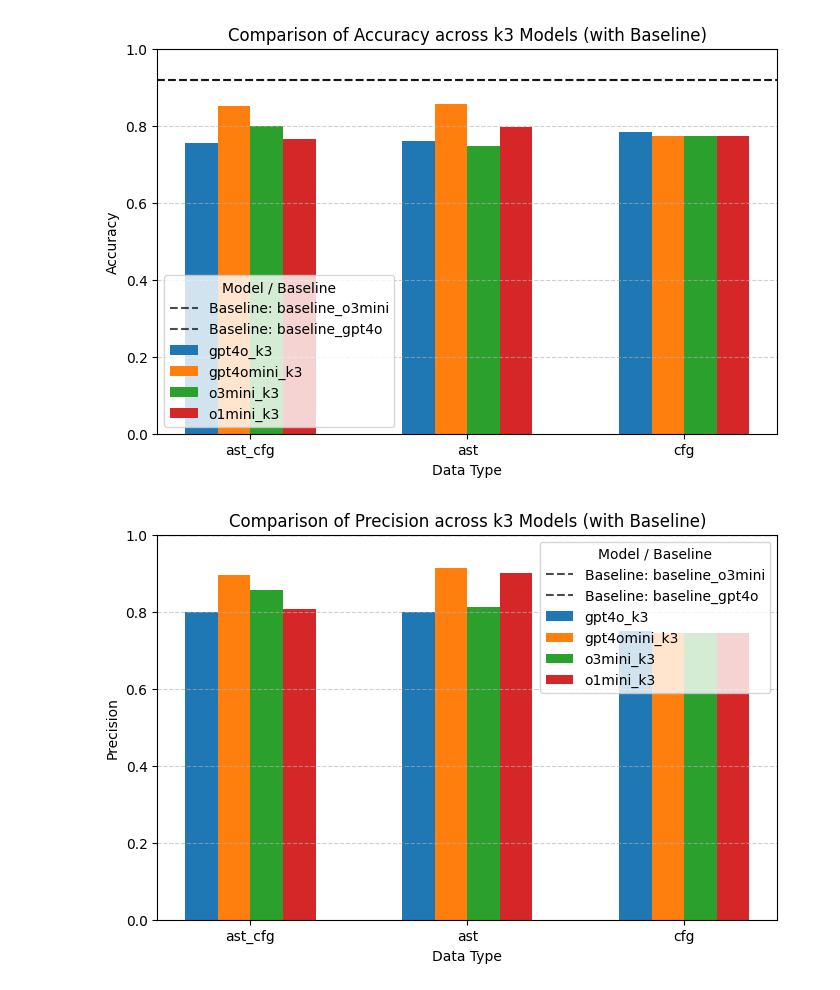
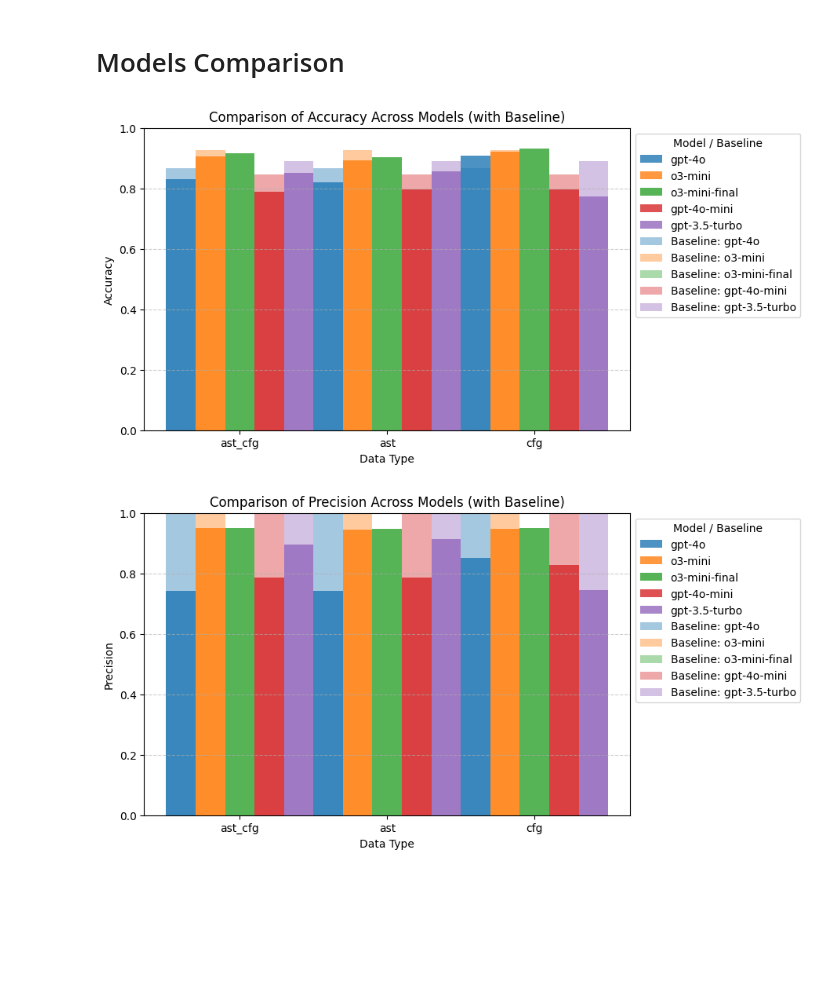
Before and after one commit to matteo-rizzo/explainable-rag, a Jupyter notebook: notebooks/rag-results.ipynb, the cells around one changed output. Saved outputs shown, nothing was run; the diff lists cells and outputs as text; code cells hidden in the pictures; blank space fills up the shorter version.

```diff
--- a/notebooks/rag-results.ipynb
+++ b/notebooks/rag-results.ipynb
@@ -114,15 +122,13 @@ def compute_overall_metrics(results):
 # %%
 # List of Root Directories
-root_dirs = [
-    "../explanations/baseline_o3mini",
-    "../explanations/baseline_gpt4o"
-]
+baseline_folder = os.path.join(base_folder, "baseline")
+root_dirs = [os.path.join(baseline_folder, model_dir) for model_dir in os.listdir(baseline_folder)]
 
 # Process each root directory
 baseline_results = {}
 for root_dir in root_dirs:
     model_name = root_dir.split(os.sep)[-1]
-    print(f"\nModel: {model_name}")
+    print(f"\nMODEL: {model_name}")
 
     # Automatically detect categories as subdirectories
     categories = {subdir: os.path.join(root_dir, subdir) for subdir in os.listdir(root_dir) if
@@ -144,15 +150,15 @@ for root_dir in root_dirs:
     # Print per-directory results
     for category, metrics in results.items():
         print(f"{category.capitalize()} - "
-              f"Acc: {metrics['Accuracy']:.2%}, "
-              f"Prec: {metrics['Precision']:.2%}, "
+              f"Accuracy: {metrics['Accuracy']:.2%}, "
+              f"Precision: {metrics['Precision']:.2%}, "
               f"Recall: {metrics['Recall']:.2%}, "
               f"F1: {metrics['F1 Score']:.2%} "
-              f"({metrics['total']} files)")
+              f"({metrics['Total']} files)")
 
     print(f"Overall - "
-          f"Acc: {overall_metrics['Accuracy']:.2%}, "
-          f"Prec: {overall_metrics['Precision']:.2%}, "
+          f"Accuracy: {overall_metrics['Accuracy']:.2%}, "
+          f"Precision: {overall_metrics['Precision']:.2%}, "
           f"Recall: {overall_metrics['Recall']:.2%}, "
           f"F1: {overall_metrics['F1 Score']:.2%}")
 # %% [output]
@@ -393,41 +439,38 @@ if existing_gpt4omini_models:
+# %% [markdown]
+# Models Comparison
 # %%
-# Identify all models with k3 configuration
-k3_models = [m for m in classification_results.keys() if "_k3" in m]
-metrics = ["Accuracy", "Precision", "Recall", "F1 Score"]
-data_types = ["ast_cfg", "ast", "cfg"]
+models = [m for m in classification_results.keys() if not ("_k" in m or m.startswith("r"))]
 
-if k3_models:
-    for metric in metrics:
+if models:
+    for metric in monitored_metrics:
         plt.figure(figsize=(8, 5))
 
-        # We'll place groups of bars for each data_type, with one bar per k3 model
         x = np.arange(len(data_types))  # Positions for the data types
-        width = 0.15  # Width of each bar
+        width = 0.2  # Width of each bar
+        model_colors = {}  # Store colors for each model
 
-        for i, model in enumerate(k3_models):
+        for i, model in enumerate(models):
             df = classification_results[model]
-            # Ensure the order of data_types in the DF matches the `data_types` list
             values = [df.loc[df["Data Type"] == dt, metric].values[0] if dt in df["Data Type"].values else np.nan
                       for dt in data_types]
+            bars = plt.bar(x + i * width, values, width, label=model, alpha=0.8)
+            model_colors[model] = bars[0].get_facecolor()  # Store the assigned color
 
-            plt.bar(x + i * width, values, width, label=model)
-
-        # Plot baseline values as horizontal dashed lines
-        for baseline_name, baseline_metrics in baseline_results.items():
-            baseline_value = baseline_metrics.get(metric, np.nan)
-            if not np.isnan(baseline_value):
-                plt.axhline(y=baseline_value, linestyle="dashed", color="black", alpha=0.7,
-                            label=f"Baseline: {baseline_name}")
+        # Overlay baseline values with the same color but lower opacity
+        for i, model in enumerate(models):
+            baseline_values = [baseline_results.get(model, {}).get(metric, np.nan)] * len(data_types)
+            plt.bar(x + i * width, baseline_values, width, label=f"Baseline: {model}", alpha=0.4,
+                    color=model_colors.get(model, "gray"))
 
         # Formatting
         plt.ylim([0, 1])
-        plt.xticks(x + width * (len(k3_models) - 1) / 2, data_types)
-        plt.title(f"Comparison of {metric} across k3 Models (with Baseline)")
+        plt.xticks(x + width * (len(models) - 1) / 2, data_types)
+        plt.title(f"Comparison of {metric} Across Models (with Baseline)")
         plt.xlabel("Data Type")
         plt.ylabel(metric)
-        plt.legend(title="Model / Baseline")
+        plt.legend(title="Model / Baseline", loc='upper left', bbox_to_anchor=(1, 1))
         plt.grid(axis="y", linestyle="--", alpha=0.6)
         plt.show()
 # %% [output]
-[figure, old version]
+[figure, new version]
-[figure, old version]
+[figure, new version]
```
Also changed, not shown: parts of 13 cells of this notebook, 4 other files.
